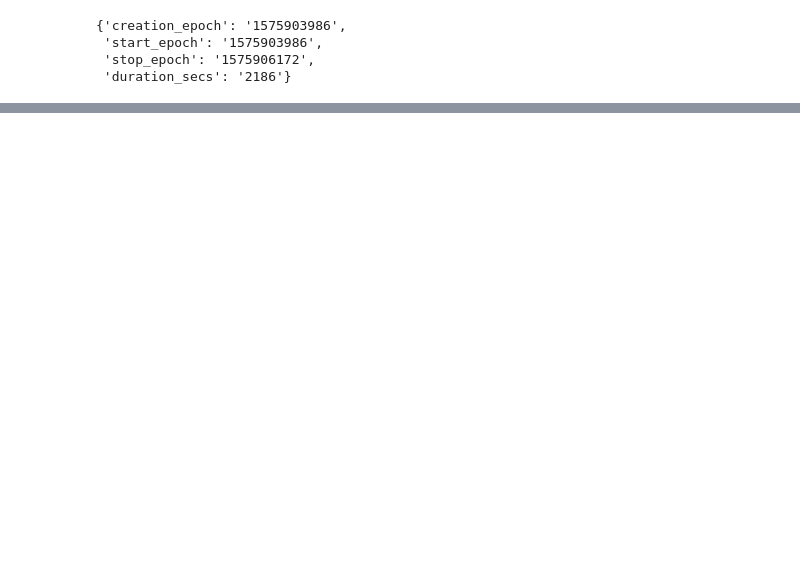
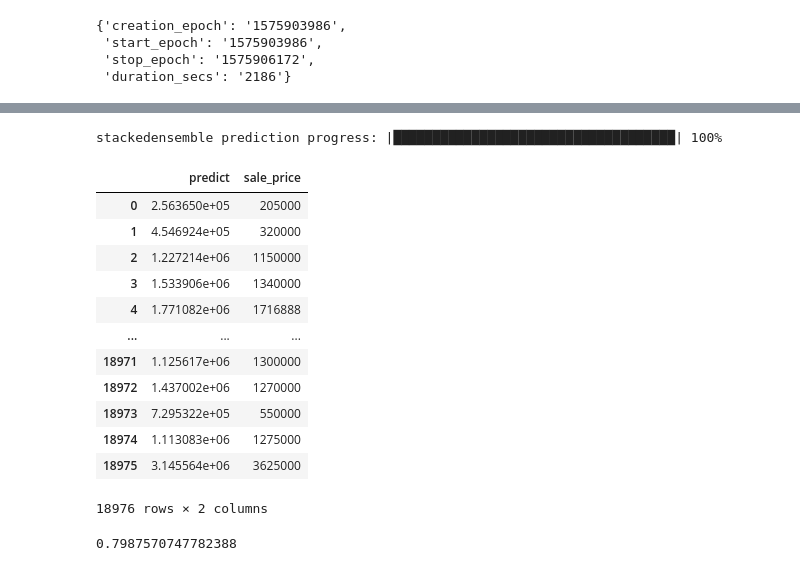
Before and after one commit to jaisal1024/capstone, a Jupyter notebook: Models/H20_models.ipynb, the cells around one changed output, grey strips where cells are left out. Cells and saved outputs as stored; diff of their text form; code cells hidden in the pictures; blank space fills up the shorter version.

```diff
--- a/Models/H20_models.ipynb
+++ b/Models/H20_models.ipynb
@@ -93,0 +153,4 @@ aml.training_info
+# %%
+preds = aml.leader.predict(test)
+# %% [output]
+stackedensemble prediction progress: |████████████████████████████████████| 100%
@@ -93,0 +163,20 @@ aml.training_info
+# %%
+df_pred
+# %% [output]
+|  | predict | sale_price |
+| 0 | 2.563650e+05 | 205000 |
+| 1 | 4.546924e+05 | 320000 |
+| 2 | 1.227214e+06 | 1150000 |
+| 3 | 1.533906e+06 | 1340000 |
+| 4 | 1.771082e+06 | 1716888 |
+| ... | ... | ... |
+| 18971 | 1.125617e+06 | 1300000 |
+| 18972 | 1.437002e+06 | 1270000 |
+| 18973 | 7.295322e+05 | 550000 |
+| 18974 | 1.113083e+06 | 1275000 |
+| 18975 | 3.145564e+06 | 3625000 |
+18976 rows × 2 columns
+# %%
+r2_score(df_pred["predict"], df_pred["sale_price"])
+# %% [output]
+0.7987570747782388
```
Also changed, not shown: parts of 11 cells of this notebook, 3 other files.
